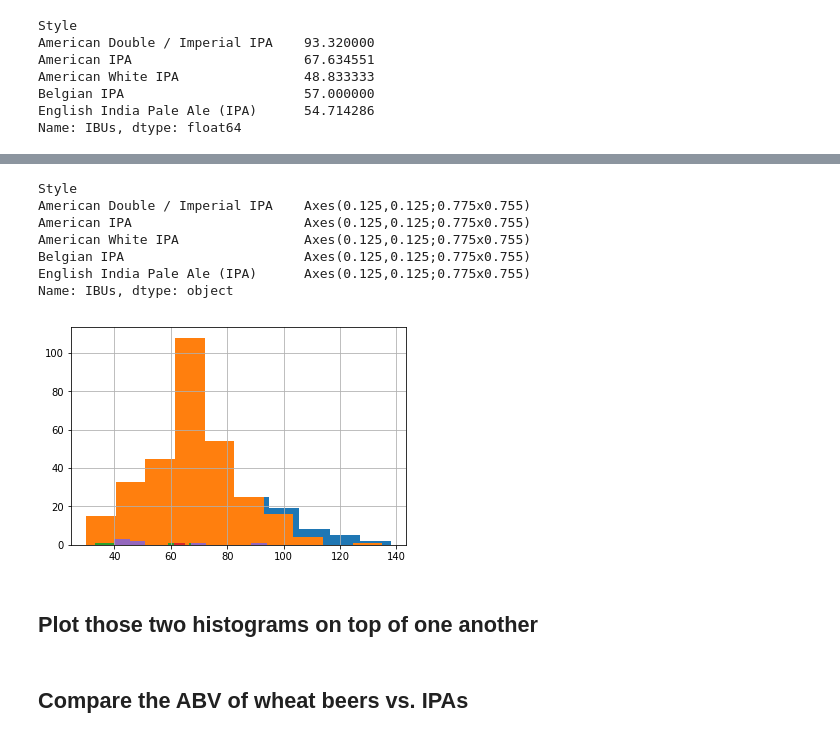
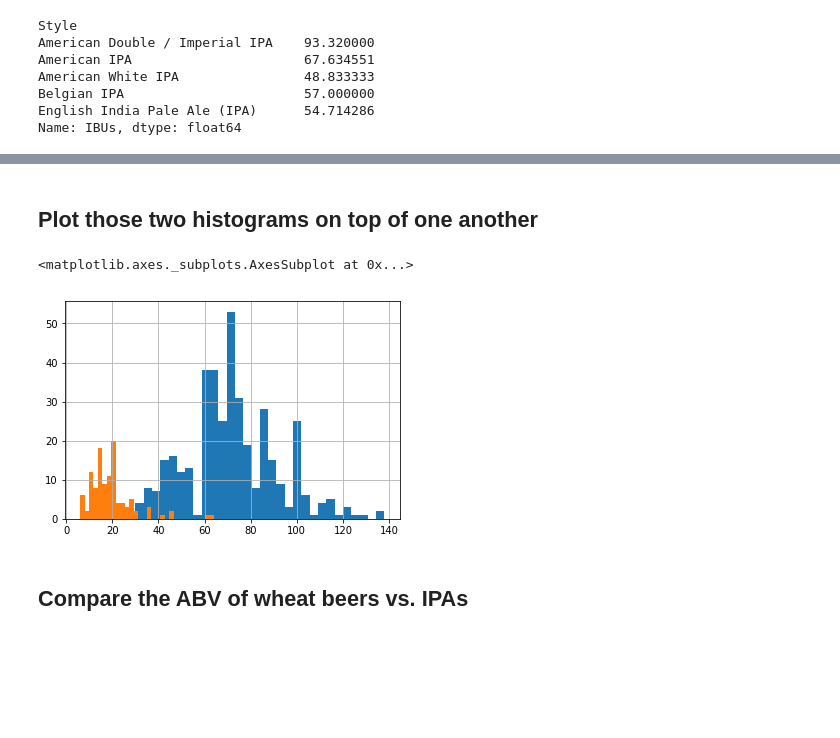
Before and after one commit to mathieulede/foundations, a Jupyter notebook: 06-homework/beer/Dataset ONE - Beer cans.ipynb, the cells around one changed output, grey strips where cells are left out. Saved outputs shown, nothing was run; the diff lists cells and outputs as text; code cells hidden in the pictures; blank space fills up the shorter version.

```diff
--- a/06-homework/beer/Dataset ONE - Beer cans.ipynb
+++ b/06-homework/beer/Dataset ONE - Beer cans.ipynb
@@ -317,18 +310,12 @@ Name: IBUs, dtype: float64
-# %%
-(df[df['Style'].str.contains('IPA', na=False)]
- .groupby('Style')['IBUs']
- .hist())
-# %% [output]
-Style
-American Double / Imperial IPA    Axes(0.125,0.125;0.775x0.755)
-American IPA                      Axes(0.125,0.125;0.775x0.755)
-American White IPA                Axes(0.125,0.125;0.775x0.755)
-Belgian IPA                       Axes(0.125,0.125;0.775x0.755)
-English India Pale Ale (IPA)      Axes(0.125,0.125;0.775x0.755)
-Name: IBUs, dtype: object
-[figure, removed]
 # %% [markdown]
 ## Plot those two histograms on top of one another
+# %%
+ax = (df[df['Style'].str.contains('IPA', na=False)]['IBUs']
+      .hist(bins=30))
+df[df['Style'].isin(styles)]['IBUs'].hist(bins=30, ax=ax)
+# %% [output]
+<matplotlib.axes._subplots.AxesSubplot at 0x...>
+[figure, added]
 # %% [markdown]
 ## Compare the ABV of wheat beers vs. IPAs
 # %%
```
Also changed, not shown: parts of 6 cells of this notebook, 1 other file.
